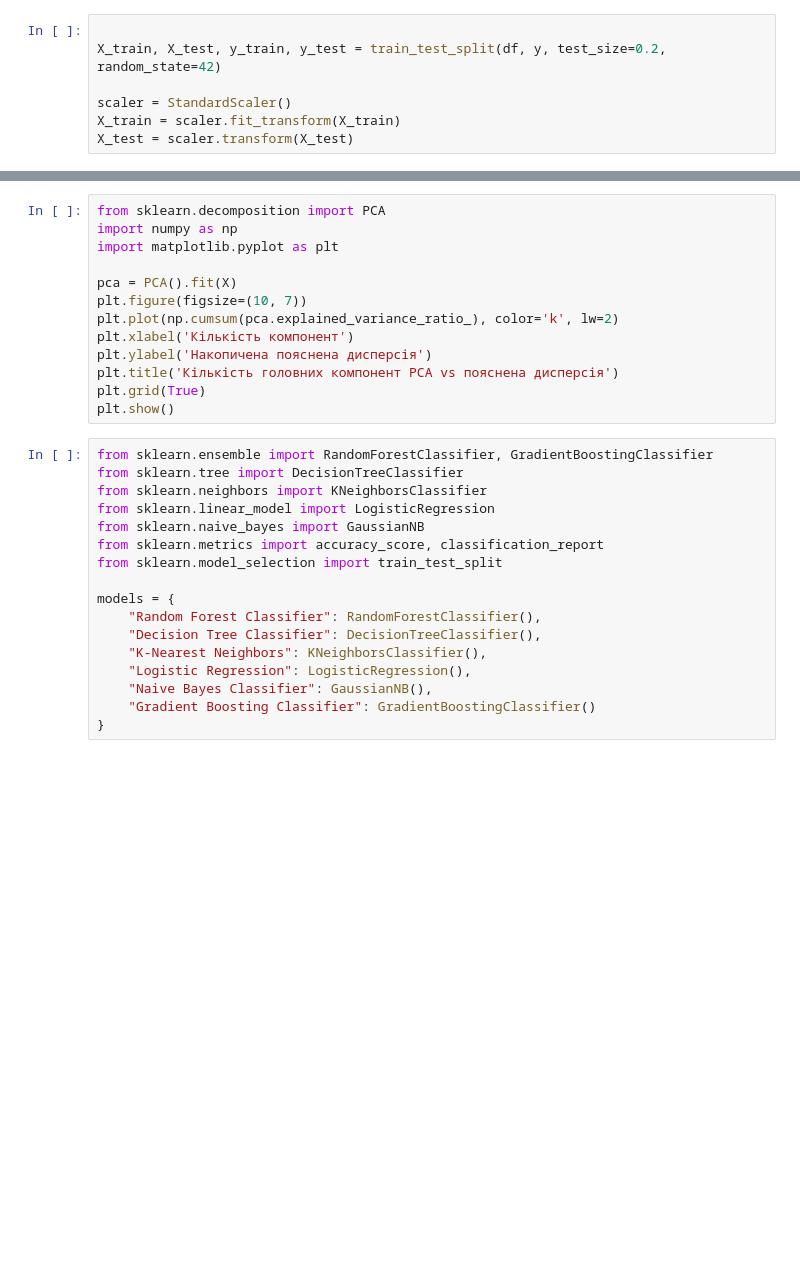
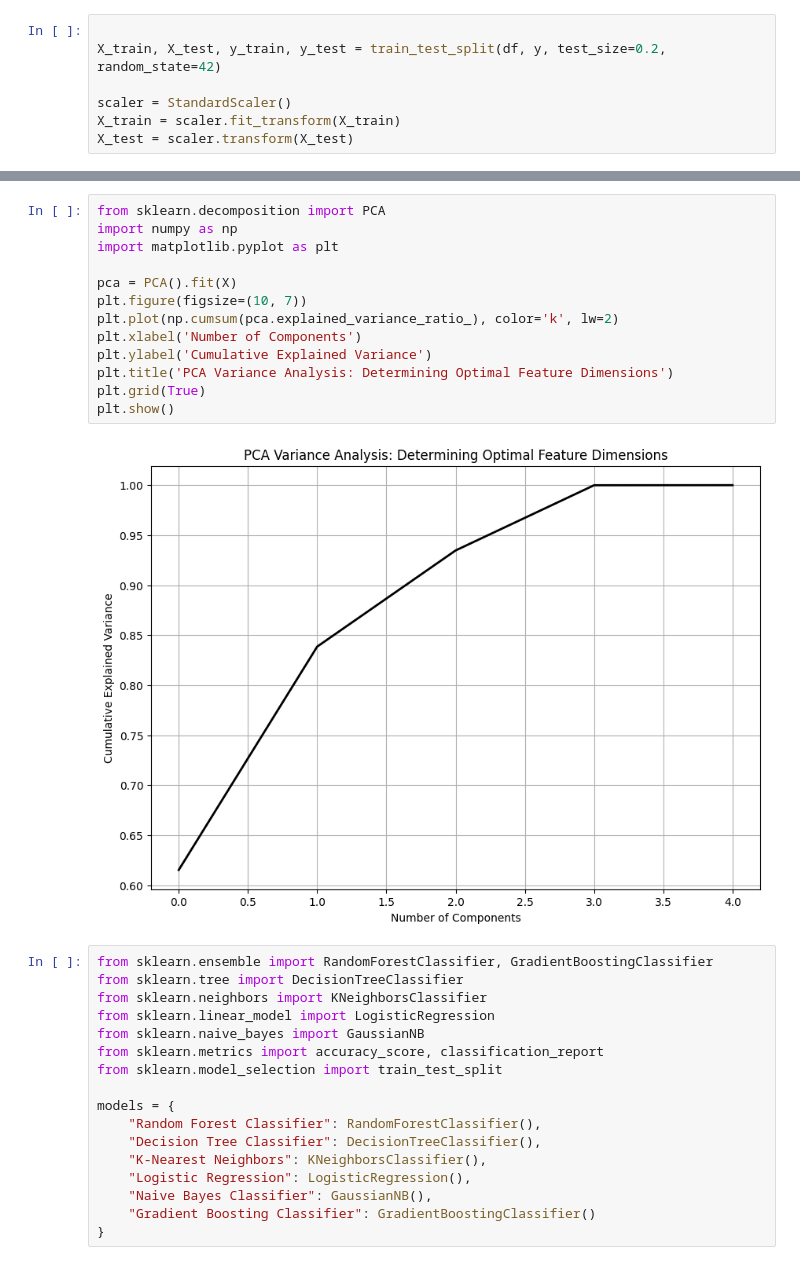
Before and after one commit to pS098/Heart-disease-Prediction, a Jupyter notebook: heart-disease-prediction.ipynb, the cells around one changed output, grey strips where cells are left out. Cells and saved outputs as stored; diff of their text form; blank space fills up the shorter version.

```diff
--- a/heart-disease-prediction.ipynb
+++ b/heart-disease-prediction.ipynb
@@ -156,16 +219,18 @@ plt.show()
 # %%
 from sklearn.decomposition import PCA
 import numpy as np
 import matplotlib.pyplot as plt
 
 pca = PCA().fit(X)
 plt.figure(figsize=(10, 7))
 plt.plot(np.cumsum(pca.explained_variance_ratio_), color='k', lw=2)
-plt.xlabel('Кількість компонент')
-plt.ylabel('Накопичена пояснена дисперсія')
-plt.title('Кількість головних компонент PCA vs пояснена дисперсія')
+plt.xlabel('Number of Components')
+plt.ylabel('Cumulative Explained Variance')
+plt.title('PCA Variance Analysis: Determining Optimal Feature Dimensions')
 plt.grid(True)
 plt.show()
+# %% [output]
+[figure, added]
 # %%
 from sklearn.ensemble import RandomForestClassifier, GradientBoostingClassifier
 from sklearn.tree import DecisionTreeClassifier
```
Also changed, not shown: parts of 15 cells of this notebook.
